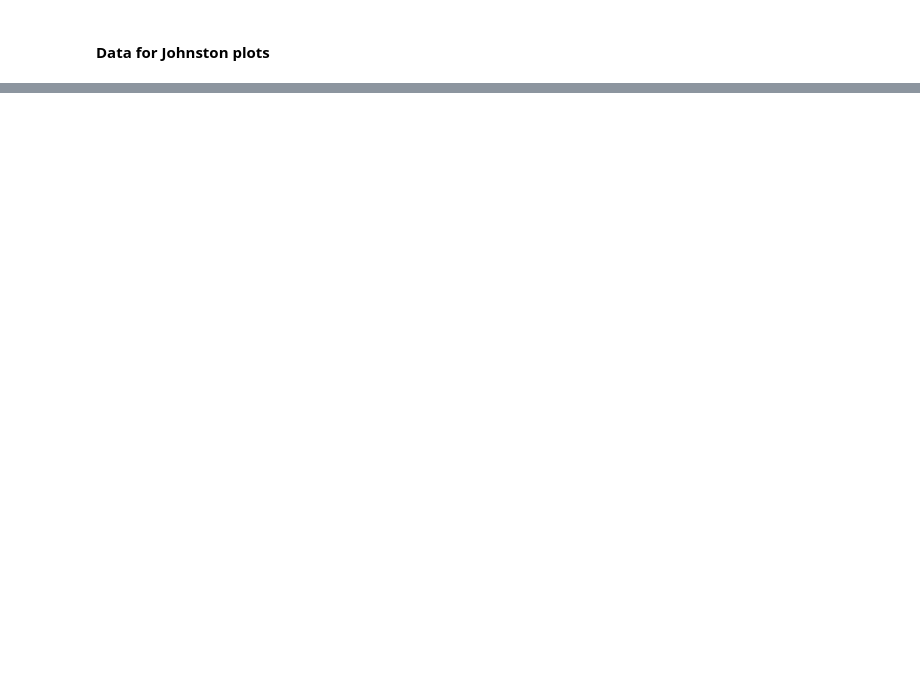
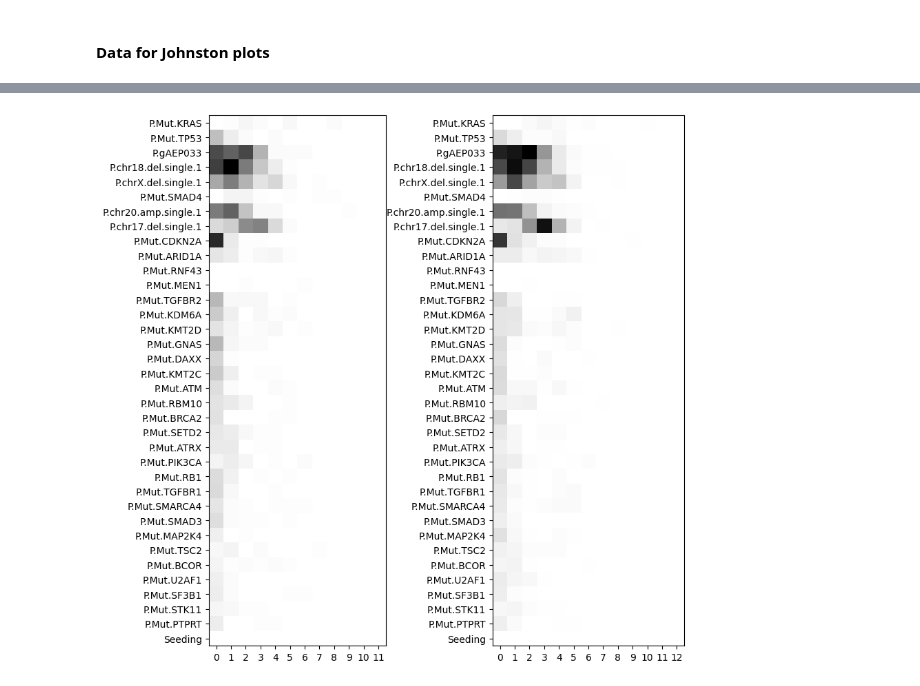
Before and after one commit to cbg-ethz/metMHN, a Jupyter notebook: analyses/order_trees.ipynb, the cells around one changed output, grey strips where cells are left out. Cells and saved outputs as stored; diff of their text form; code cells hidden in the pictures; blank space fills up the shorter version.

Commit message:
More Johnston Plots

```diff
--- a/analyses/order_trees.ipynb
+++ b/analyses/order_trees.ipynb
@@ -47,0 +164,19 @@ met_orders = [tuple(metMHN.likeliest_order(row, tau=1)[1])
+# %%
+subtypes = pd.read_csv(f"../data/{cancer_type}/PAAD_subtyped.csv", index_col=0, sep=",").set_index("patientID")
+
+pt_orders_paad = list()
+pt_orders_panet = list()
+for id, order in zip(pts.index, pt_orders):
+    if subtypes.cancerType[id] == "PAAD":
+        pt_orders_paad.append(order)
+    else:
+        pt_orders_panet.append(order)
+
+
+met_orders_paad = list()
+met_orders_panet = list()
+for id, order in zip(mets_t1.index, met_orders):
+    if subtypes.cancerType[id] == "PAAD":
+        met_orders_paad.append(order)
+    else:
+        met_orders_panet.append(order)
@@ -56,4 +291,19 @@ met_positions = np.zeros((mets_t1.shape[1], mets_t1.sum(axis=1).max()), dtype=in
 for order in met_orders:
     for i, e in enumerate(order):
         met_positions[e, i] += 1
+# %%
+pt_positions_seeded = np.zeros((pts.shape[1], pts.sum(axis=1).max()), dtype=int)
+for order in pt_orders:
+    if not n in order:
+        continue
+    order = order[order.index(n) + 1:]
+    for i, e in enumerate(order):
+        pt_positions_seeded[e, i] += 1
+met_positions_seeded = np.zeros((mets_t1.shape[1], mets_t1.sum(axis=1).max()), dtype=int)
+for order in met_orders:
+    if not n in order:
+        continue
+    order = order[order.index(n) + 1:]
+    for i, e in enumerate(order):
+        met_positions_seeded[e, i] += 1
 # %%
@@ -288,0 +311,13 @@ f.set_size_inches(22, 10)
+# %%
+f, a = plt.subplots(ncols=2, figsize=(10,10))
+
+a[0].imshow(pt_positions_seeded, cmap="gist_yarg")
+_ = a[0].set_yticks(range(n+1))
+_ = a[0].set_xticks(range(pts.sum(axis=1).max()))
+_ = a[0].set_yticklabels(pts.columns)
+a[1].imshow(met_positions_seeded, cmap="gist_yarg")
+_ = a[1].set_yticks(range(n+1))
+_ = a[1].set_xticks(range(mets_t1.sum(axis=1).max()))
+_ = a[1].set_yticklabels(pts.columns)
+# %% [output]
+[figure, added]
```
Also changed, not shown: parts of 14 cells of this notebook, 1 other file.
